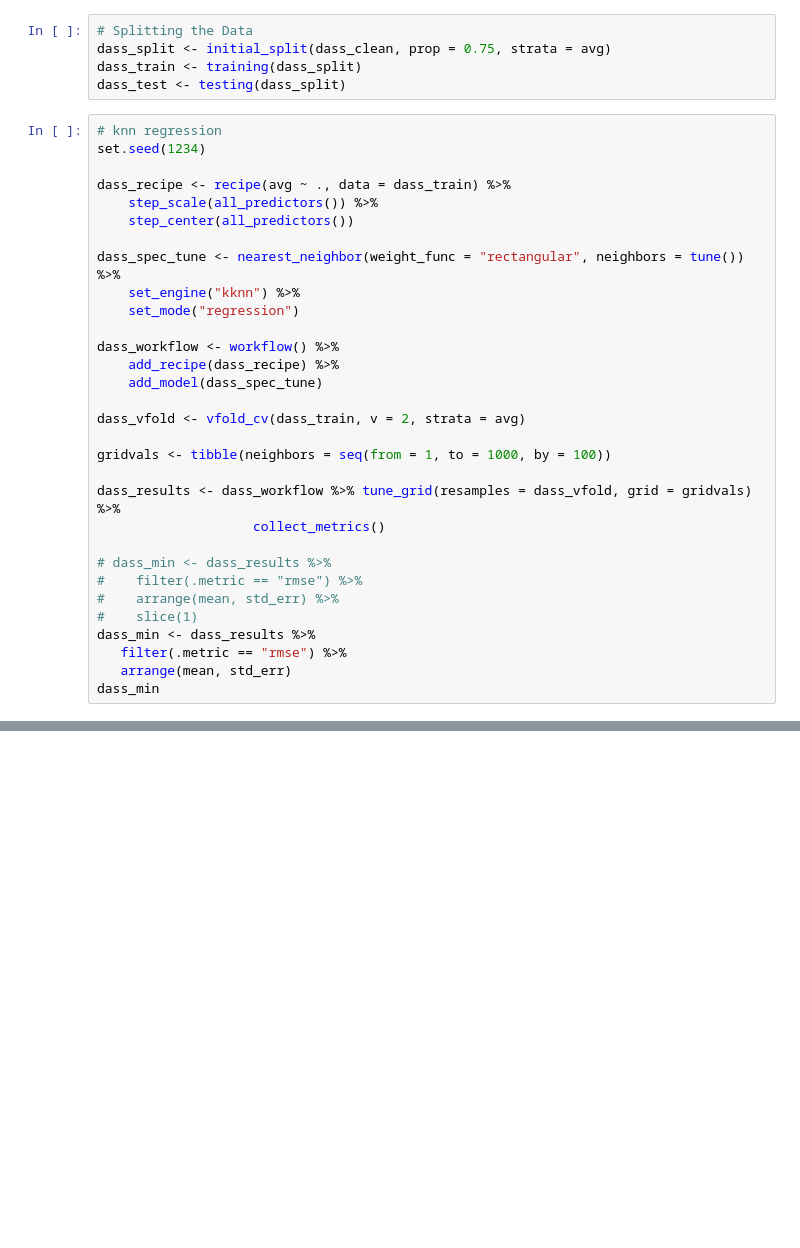
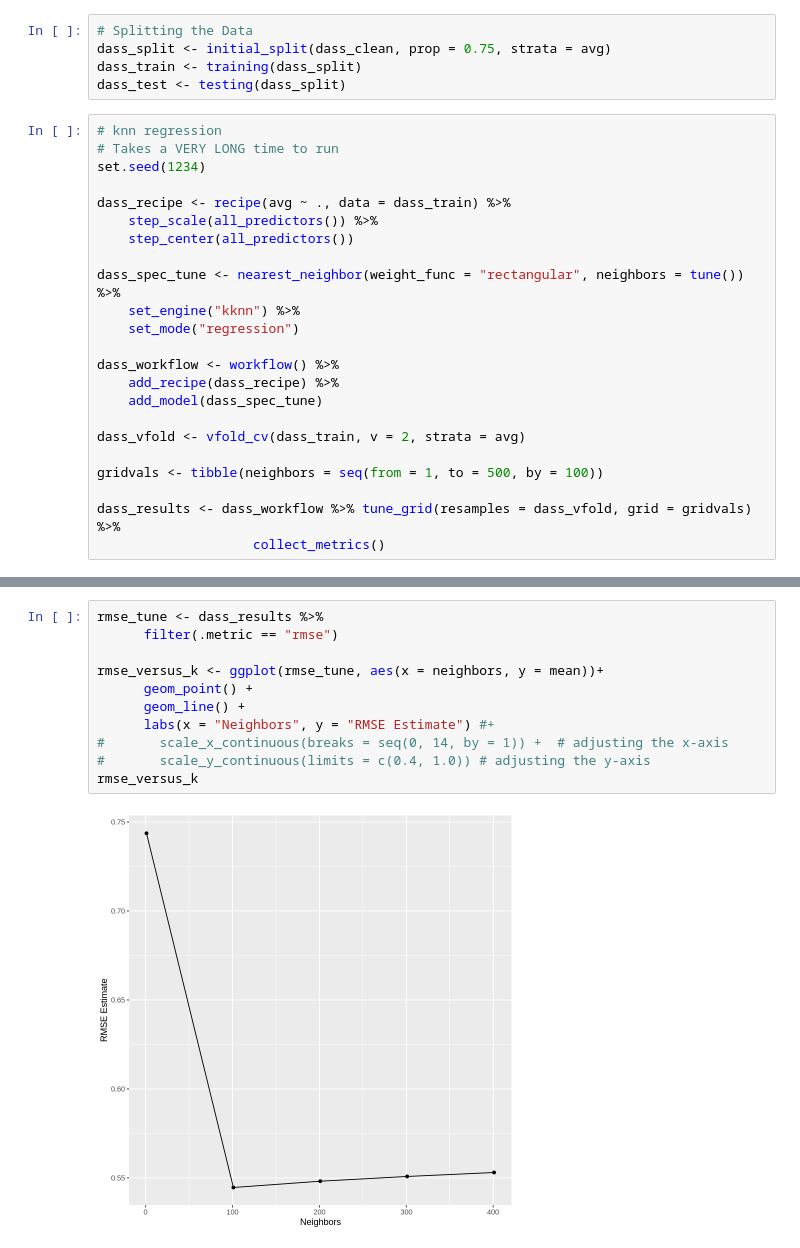
Before and after one commit to FionaC124/group-one-project, a Jupyter notebook: final_v2.ipynb, the cells around one changed output, grey strips where cells are left out. Cells and saved outputs as stored; diff of their text form; blank space fills up the shorter version.

```diff
--- a/final_v2.ipynb
+++ b/final_v2.ipynb
@@ -176,6 +183,7 @@ dass_train <- training(dass_split)
 dass_test <- testing(dass_split)
 # %%
 # knn regression
+# Takes a VERY LONG time to run
 set.seed(1234)
 
 dass_recipe <- recipe(avg ~ ., data = dass_train) %>%
@@ -192,16 +200,7 @@ dass_workflow <- workflow() %>%
 
 dass_vfold <- vfold_cv(dass_train, v = 2, strata = avg)
 
-gridvals <- tibble(neighbors = seq(from = 1, to = 1000, by = 100))
+gridvals <- tibble(neighbors = seq(from = 1, to = 500, by = 100))
 
 dass_results <- dass_workflow %>% tune_grid(resamples = dass_vfold, grid = gridvals) %>%
                     collect_metrics()
-
-# dass_min <- dass_results %>%
-#    filter(.metric == "rmse") %>%
-#    arrange(mean, std_err) %>%
-#    slice(1)
-dass_min <- dass_results %>%
-   filter(.metric == "rmse") %>%
-   arrange(mean, std_err)
-dass_min
@@ -209,0 +234,13 @@ dass_results
+# %%
+rmse_tune <- dass_results %>%
+      filter(.metric == "rmse")
+
+rmse_versus_k <- ggplot(rmse_tune, aes(x = neighbors, y = mean))+
+      geom_point() +
+      geom_line() +
+      labs(x = "Neighbors", y = "RMSE Estimate") #+
+#       scale_x_continuous(breaks = seq(0, 14, by = 1)) +  # adjusting the x-axis
+#       scale_y_continuous(limits = c(0.4, 1.0)) # adjusting the y-axis
+rmse_versus_k
+# %% [output]
+[figure, added]
```
Also changed, not shown: parts of 16 cells of this notebook.
